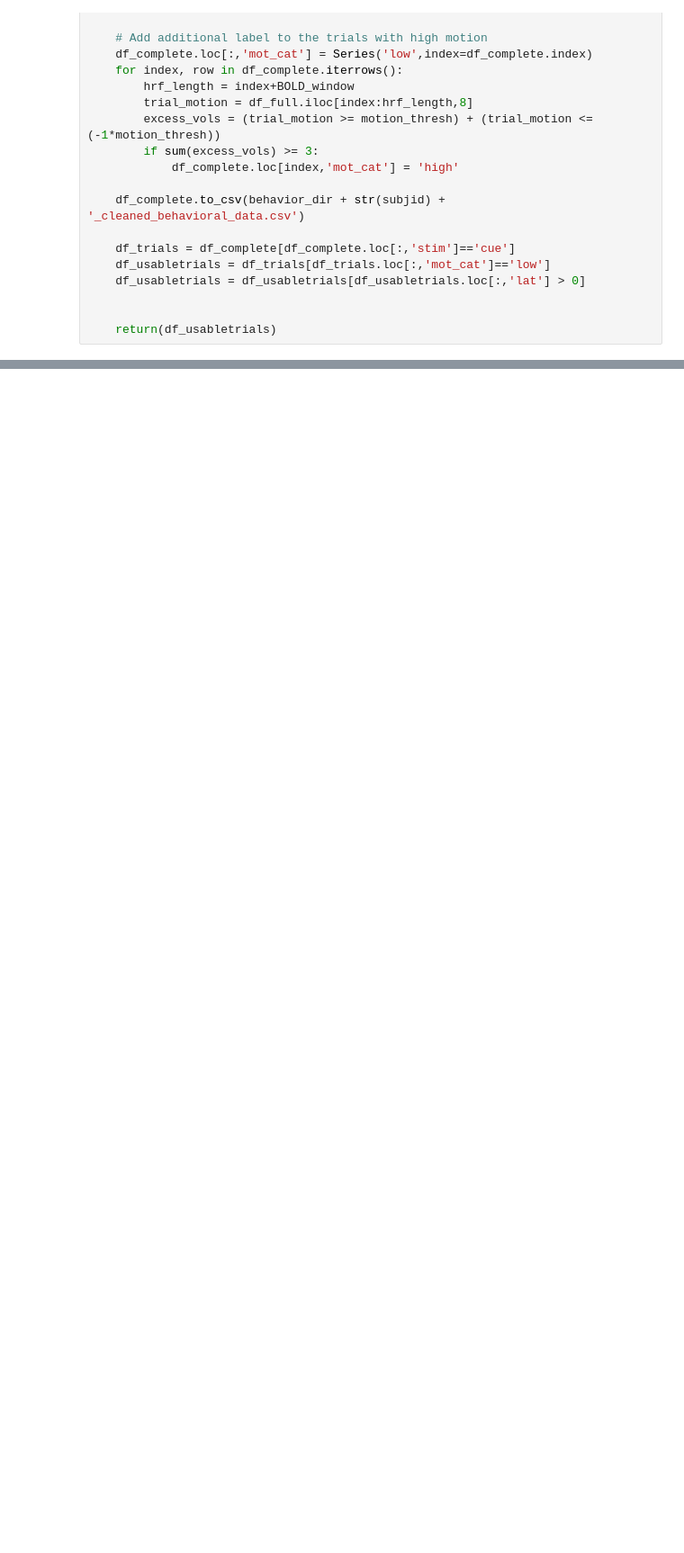
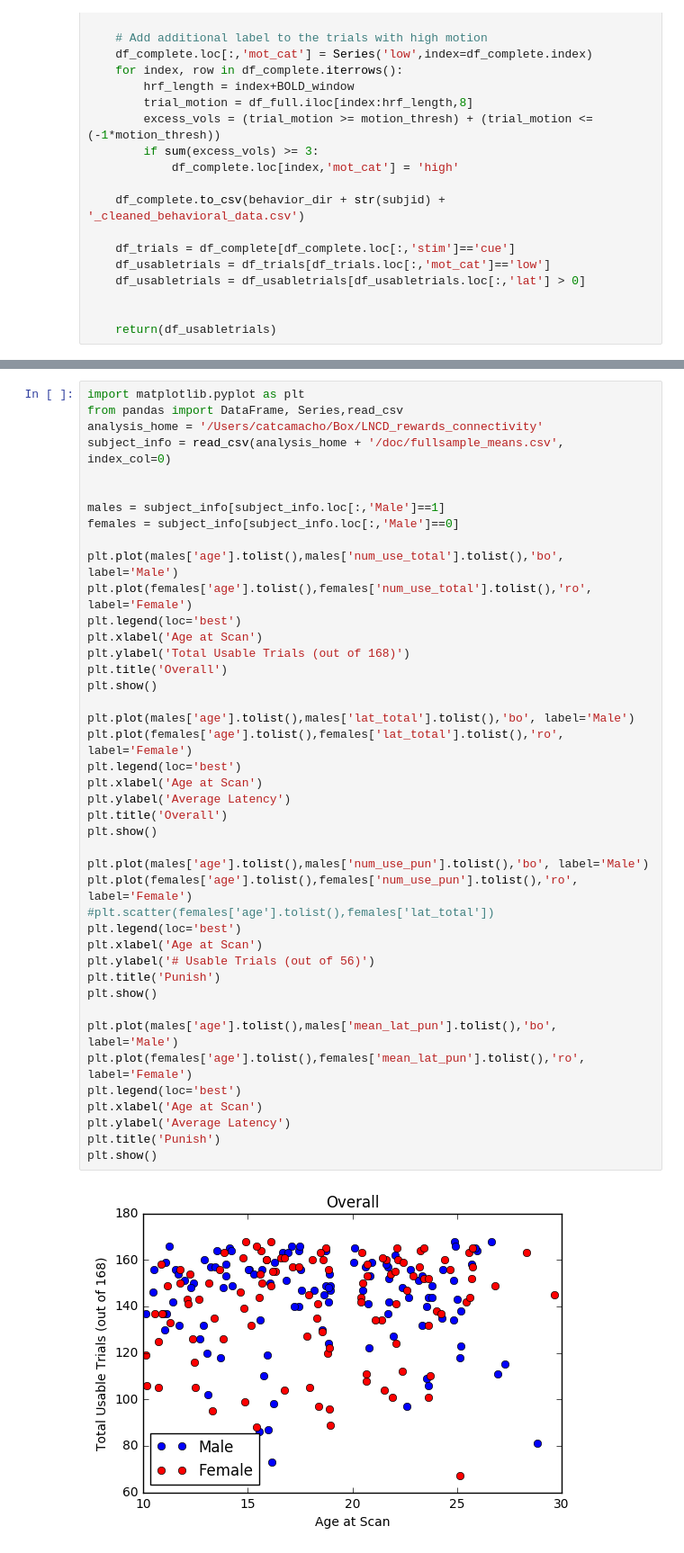
Before and after one commit to catcamacho/rewards_connectivity, a Jupyter notebook: BehavioralData.ipynb, the cells around one changed output, grey strips where cells are left out. Shown: that part at 90% size. Drawn from its saved outputs; the diff is of its cells as text; blank space fills up the shorter version.

```diff
--- a/BehavioralData.ipynb
+++ b/BehavioralData.ipynb
@@ -90,3 +91,47 @@ for subjid in subjects_list:
     summary_data.loc[sub_index,'mean_lat_pun'] = sub_pun['lat'].mean()
 
 summary_data.to_csv(behavior_dir + 'fullsample_means.csv')
+# %%
+import matplotlib.pyplot as plt
+from pandas import DataFrame, Series,read_csv
+analysis_home = '/Users/catcamacho/Box/LNCD_rewards_connectivity'
+subject_info = read_csv(analysis_home + '/doc/fullsample_means.csv', index_col=0)
+
+
+males = subject_info[subject_info.loc[:,'Male']==1]
+females = subject_info[subject_info.loc[:,'Male']==0]
+
+plt.plot(males['age'].tolist(),males['num_use_total'].tolist(),'bo', label='Male')
+plt.plot(females['age'].tolist(),females['num_use_total'].tolist(),'ro', label='Female')
+plt.legend(loc='best')
+plt.xlabel('Age at Scan')
+plt.ylabel('Total Usable Trials (out of 168)')
+plt.title('Overall')
+plt.show()
+
+plt.plot(males['age'].tolist(),males['lat_total'].tolist(),'bo', label='Male')
+plt.plot(females['age'].tolist(),females['lat_total'].tolist(),'ro', label='Female')
+plt.legend(loc='best')
+plt.xlabel('Age at Scan')
+plt.ylabel('Average Latency')
+plt.title('Overall')
+plt.show()
+
+plt.plot(males['age'].tolist(),males['num_use_pun'].tolist(),'bo', label='Male')
+plt.plot(females['age'].tolist(),females['num_use_pun'].tolist(),'ro', label='Female')
+#plt.scatter(females['age'].tolist(),females['lat_total'])
+plt.legend(loc='best')
+plt.xlabel('Age at Scan')
+plt.ylabel('# Usable Trials (out of 56)')
+plt.title('Punish')
+plt.show()
+
+plt.plot(males['age'].tolist(),males['mean_lat_pun'].tolist(),'bo', label='Male')
+plt.plot(females['age'].tolist(),females['mean_lat_pun'].tolist(),'ro', label='Female')
+plt.legend(loc='best')
+plt.xlabel('Age at Scan')
+plt.ylabel('Average Latency')
+plt.title('Punish')
+plt.show()
+# %% [output]
+[figure, added]
```
Also changed, not shown: parts of 3 cells of this notebook.
